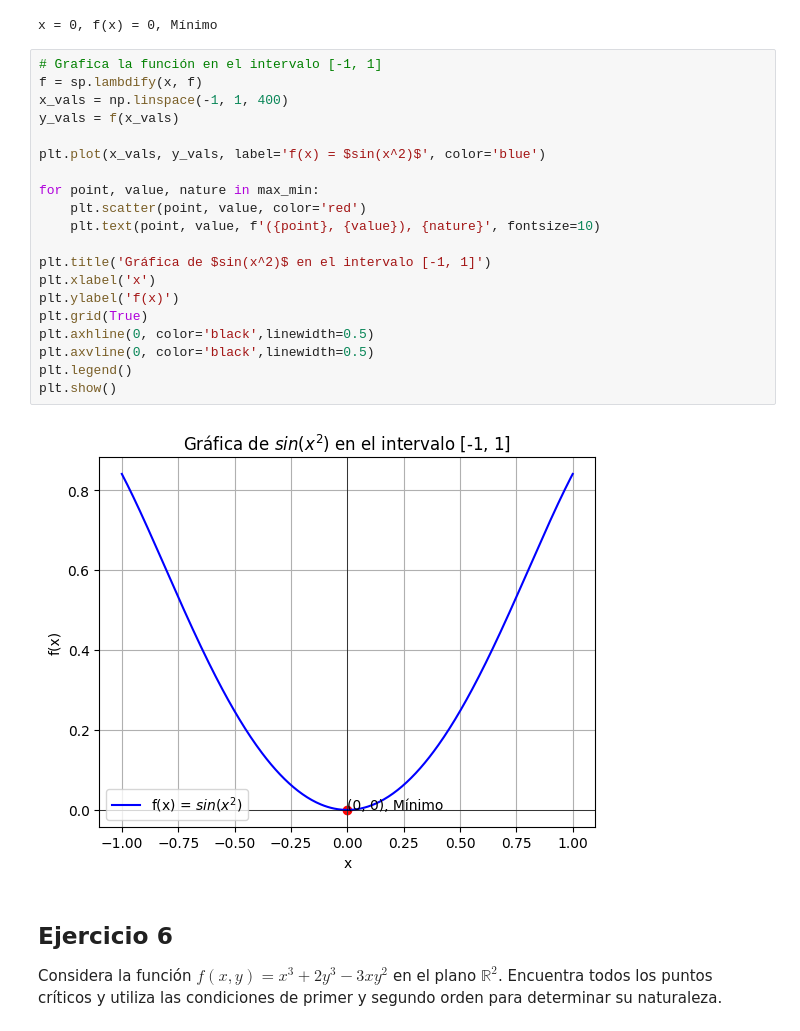
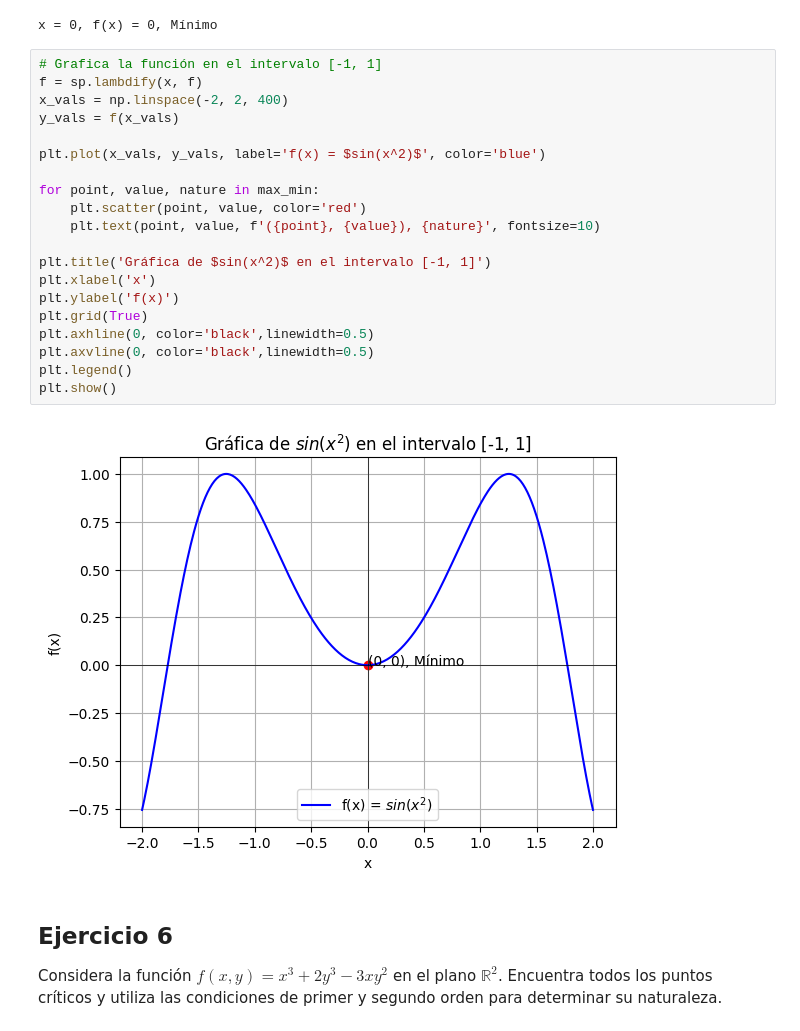
Before and after one commit to K3nnyZY/OPTIMIZATION, a Jupyter notebook: IST7420_OPT_Taller1_KennyZhu_SetSalas.ipynb, the cells around one changed output. Cells and saved outputs as stored; diff of their text form.

```diff
--- a/IST7420_OPT_Taller1.ipynb
+++ b/IST7420_OPT_Taller1_KennyZhu_SetSalas.ipynb
@@ -235,25 +235,25 @@ x = 0, f(x) = 0, Mínimo
 # %%
 # Grafica la función en el intervalo [-1, 1]
 f = sp.lambdify(x, f)
-x_vals = np.linspace(-1, 1, 400)
+x_vals = np.linspace(-2, 2, 400)
 y_vals = f(x_vals)
 
 plt.plot(x_vals, y_vals, label='f(x) = $sin(x^2)$', color='blue')
 
 for point, value, nature in max_min:
     plt.scatter(point, value, color='red')
     plt.text(point, value, f'({point}, {value}), {nature}', fontsize=10)
 
 plt.title('Gráfica de $sin(x^2)$ en el intervalo [-1, 1]')
 plt.xlabel('x')
 plt.ylabel('f(x)')
 plt.grid(True)
 plt.axhline(0, color='black',linewidth=0.5)
 plt.axvline(0, color='black',linewidth=0.5)
 plt.legend()
 plt.show()
 # %% [output]
-[figure, old version]
+[figure, new version]
 # %% [markdown]
 ## Ejercicio 6
 
```
Also changed, not shown: parts of 3 cells of this notebook.
